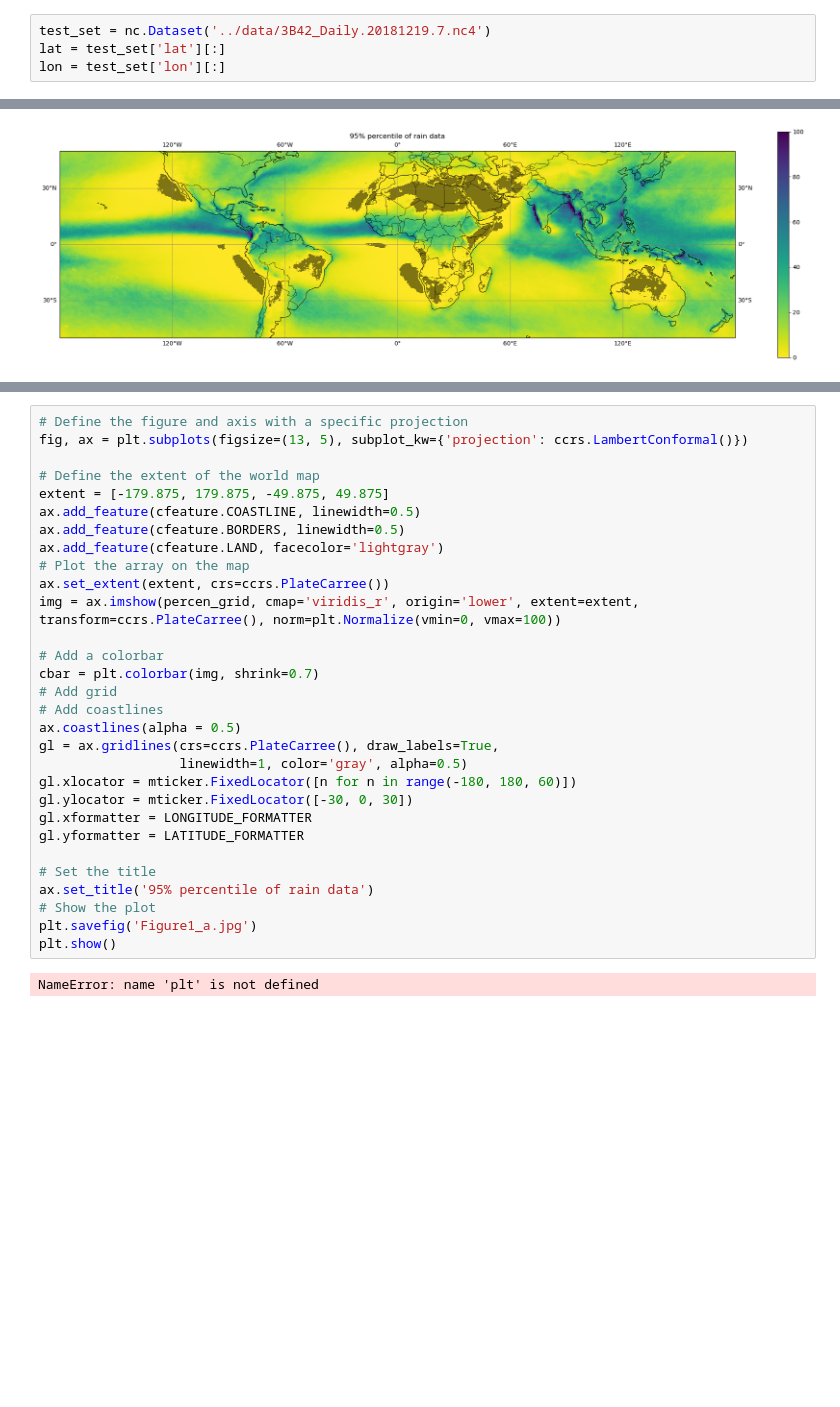
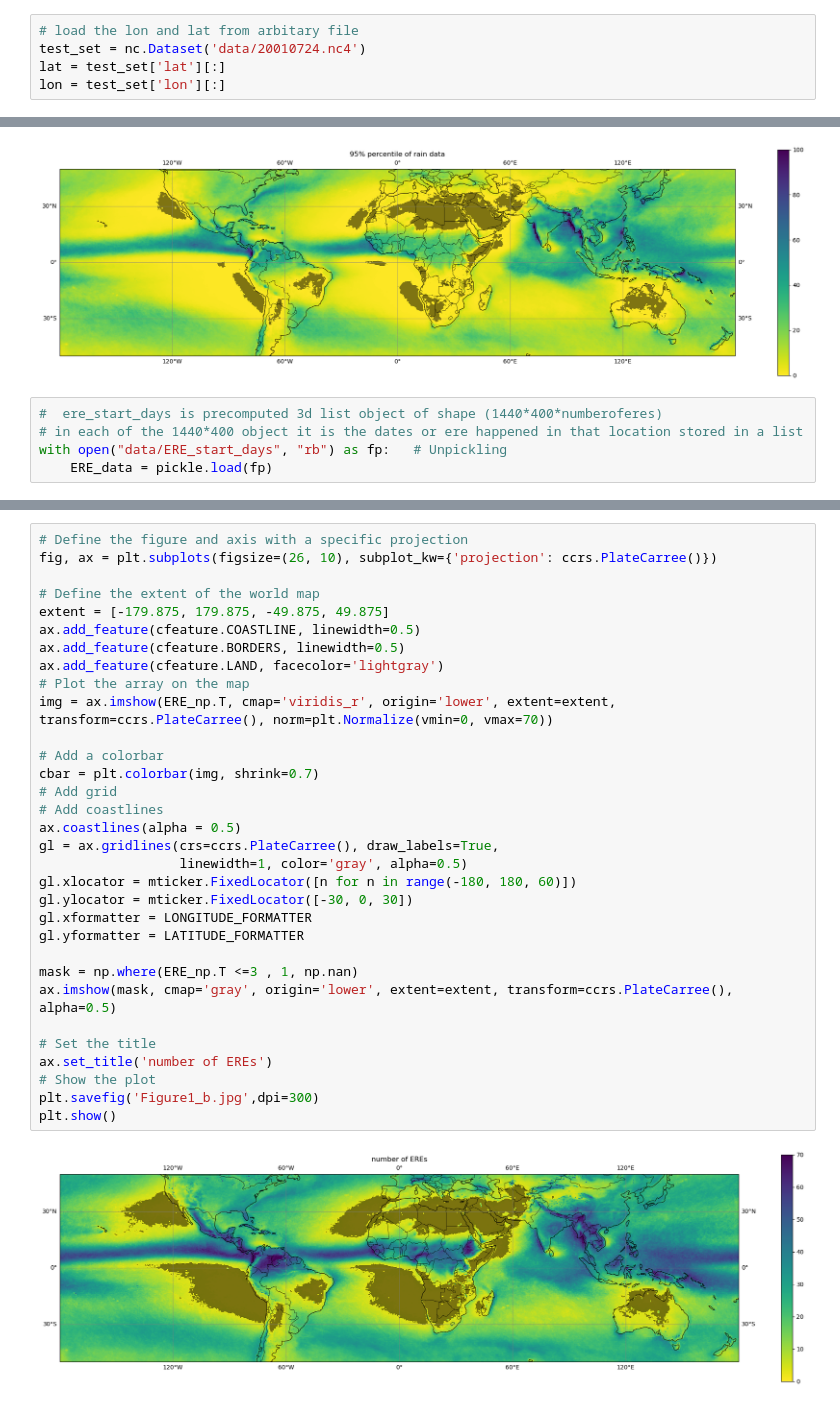
Before and after one commit to HansonS37/UROP2023-ExtremeRainfall, a Jupyter notebook: fig1.ipynb, the cells around one changed output, grey strips where cells are left out. Cells and saved outputs as stored; diff of their text form; blank space fills up the shorter version.

```diff
--- a/fig1.ipynb
+++ b/fig1.ipynb
@@ -15,5 +16,6 @@ from cartopy.mpl.gridliner import LONGITUDE_FORMATTER, LATITUDE_FORMATTER
 # %%
-test_set = nc.Dataset('../data/3B42_Daily.20181219.7.nc4')
+# load the lon and lat from arbitary file
+test_set = nc.Dataset('data/20010724.nc4')
 lat = test_set['lat'][:]
 lon = test_set['lon'][:]
 # %%
@@ -59,3 +65,8 @@ plt.savefig('Figure1_a.jpg',dpi=300)
 plt.show()
 # %% [output]
 [figure]
+# %%
+#  ere_start_days is precomputed 3d list object of shape (1440*400*numberoferes)
+# in each of the 1440*400 object it is the dates or ere happened in that location stored in a list
+with open("data/ERE_start_days", "rb") as fp:   # Unpickling
+    ERE_data = pickle.load(fp)
@@ -62,32 +83,34 @@ plt.show()
 # %%
 # Define the figure and axis with a specific projection
-fig, ax = plt.subplots(figsize=(13, 5), subplot_kw={'projection': ccrs.LambertConformal()})
+fig, ax = plt.subplots(figsize=(26, 10), subplot_kw={'projection': ccrs.PlateCarree()})
 
 # Define the extent of the world map
 extent = [-179.875, 179.875, -49.875, 49.875]
 ax.add_feature(cfeature.COASTLINE, linewidth=0.5)
 ax.add_feature(cfeature.BORDERS, linewidth=0.5)
 ax.add_feature(cfeature.LAND, facecolor='lightgray')
 # Plot the array on the map
-ax.set_extent(extent, crs=ccrs.PlateCarree())
-img = ax.imshow(percen_grid, cmap='viridis_r', origin='lower', extent=extent, transform=ccrs.PlateCarree(), norm=plt.Normalize(vmin=0, vmax=100))
+img = ax.imshow(ERE_np.T, cmap='viridis_r', origin='lower', extent=extent, transform=ccrs.PlateCarree(), norm=plt.Normalize(vmin=0, vmax=70))
 
 # Add a colorbar
 cbar = plt.colorbar(img, shrink=0.7)
 # Add grid
 # Add coastlines
 ax.coastlines(alpha = 0.5)
 gl = ax.gridlines(crs=ccrs.PlateCarree(), draw_labels=True,
                   linewidth=1, color='gray', alpha=0.5)
 gl.xlocator = mticker.FixedLocator([n for n in range(-180, 180, 60)])
 gl.ylocator = mticker.FixedLocator([-30, 0, 30])
 gl.xformatter = LONGITUDE_FORMATTER
 gl.yformatter = LATITUDE_FORMATTER
 
+mask = np.where(ERE_np.T <=3 , 1, np.nan)
+ax.imshow(mask, cmap='gray', origin='lower', extent=extent, transform=ccrs.PlateCarree(), alpha=0.5)
+
 # Set the title
-ax.set_title('95% percentile of rain data')
+ax.set_title('number of EREs')
 # Show the plot
-plt.savefig('Figure1_a.jpg')
+plt.savefig('Figure1_b.jpg',dpi=300)
 plt.show()
 # %% [output]
-NameError: name 'plt' is not defined
+[figure, added]
```
Also changed, not shown: parts of 12 cells of this notebook, 1 other file.
